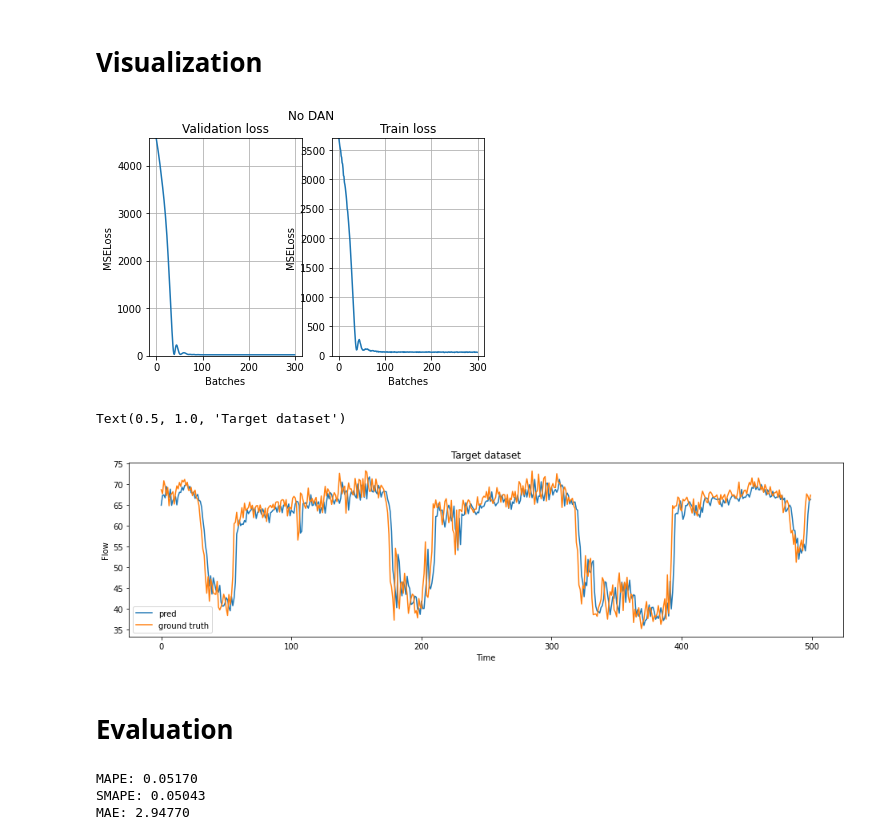
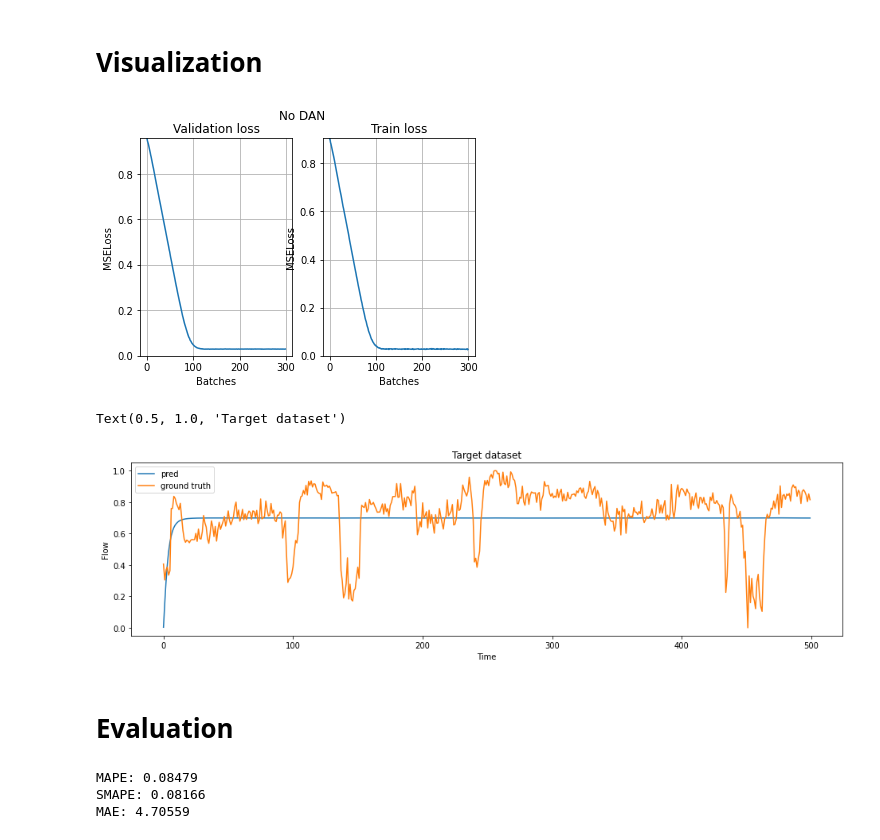
Before and after one commit to HaTT2018/NET_louvain_DAN, a Jupyter notebook: learning_DAN/base_LSTM.ipynb, the cells around one changed output. Drawn from its saved outputs; the diff is of its cells as text; code cells hidden in the pictures.

```diff
--- a/learning_DAN/base_LSTM.ipynb
+++ b/learning_DAN/base_LSTM.ipynb
@@ -141,7 +141,7 @@ See the caveats in the documentation: https://pandas.pydata.org/pandas-docs/stab
 # %%
-src_flow = np.array(v_class[0].iloc[:, 4466-144*10-1:4466-144*7-1])
+src_flow, src_min, src_max = norm_data(np.array(v_class[0].iloc[0, 4466-144*10-1:4466-144*7-1], dtype=float))
 # in this case, only target data is accessible
-tar_flow = np.array(v_class[1].iloc[:, 4466-144*10-1:4466-144-1])
+tar_flow, tar_min, tar_max = norm_data(np.array(v_class[1].iloc[0, 4466-144*10-1:4466-144-1], dtype=float))
 # %% [markdown]
 # Data assembling
 # %%
@@ -202,9 +202,7 @@ class traffic_base_net(nn.Module):
 
         self.fc = nn.Sequential(
             nn.ReLU(),
-            nn.Linear(hid_dim, hid_dim*2),
-            nn.ReLU(),
-            nn.Linear(hid_dim*2, out_dim)
+            nn.Linear(hid_dim, out_dim)
         )  # regression
 
     def forward(self, x):
@@ -221,7 +219,7 @@ class traffic_base_net(nn.Module):
 # %%
 inp_dim = 1
 out_dim = 1
-hid_dim = 16
+hid_dim = 4
 layers = 3
 # %%
 traff_node_base = traffic_base_net(inp_dim, out_dim, hid_dim, layers).to(device)
@@ -236,7 +234,7 @@ optimizer = optim.Adam(traff_node_base.parameters())
 # %%
 traff_node_base.train()
 
-epochs = 100
+epochs = 300
 
 # assert len(src_loader) == len(tar_loader)
 
@@ -293,18 +307,18 @@ def plot_loss(val, train, title):
 # %%
 plot_loss(val_loss_set, train_loss_set, 'No DAN')
 # %% [output]
-[figure, old version]
+[figure, new version]
 # %%
 plt.figure(figsize=[16,4])
-plt.plot(val_out[:500, :].cpu().detach().numpy(), label='pred')
-plt.plot(tar_val_label[:500, :].cpu().detach().numpy(), label='ground truth')
+plt.plot(val_out[:500, -3].cpu().detach().numpy(), label='pred')
+plt.plot(tar_val_label[:500, -1].cpu().detach().numpy(), label='ground truth')
 plt.legend()
 plt.xlabel('Time')  # time gran: 15 min
 plt.ylabel('Flow')
 plt.title('Target dataset')
 # %% [output]
 Text(0.5, 1.0, 'Target dataset')
-[figure, old version]
+[figure, new version]
 # %% [markdown]
 # Evaluation
 # %%
@@ -354,11 +368,13 @@ def denorm_data(vec, min_val, max_val):
 traff_node_base.eval()
 
 val_out = traff_node_base(tar_val_data)
+val_out_denormed = denorm_data(val_out, tar_min, tar_max)
+tar_val_label_denormed = denorm_data(tar_val_label, tar_min, tar_max)
 
-print('MAPE: %.5f'%mape_loss_func(val_out, tar_val_label))
-print('SMAPE: %.5f'%smape_loss_func(val_out, tar_val_label))
-print('MAE: %.5f'%mae_loss_func(val_out, tar_val_label))
+print('MAPE: %.5f'%mape_loss_func(val_out_denormed[:, -3, -1], tar_val_label_denormed[:, -3, -1]))
+print('SMAPE: %.5f'%smape_loss_func(val_out_denormed[:, -3, -1], tar_val_label_denormed[:, -3, -1]))
+print('MAE: %.5f'%mae_loss_func(val_out_denormed[:, -3, -1], tar_val_label_denormed[:, -3, -1]))
 # %% [output]
-MAPE: 0.05170
-SMAPE: 0.05043
-MAE: 2.94770
+MAPE: 0.08479
+SMAPE: 0.08166
+MAE: 4.70559
```
Also changed, not shown: parts of 4 cells of this notebook.
